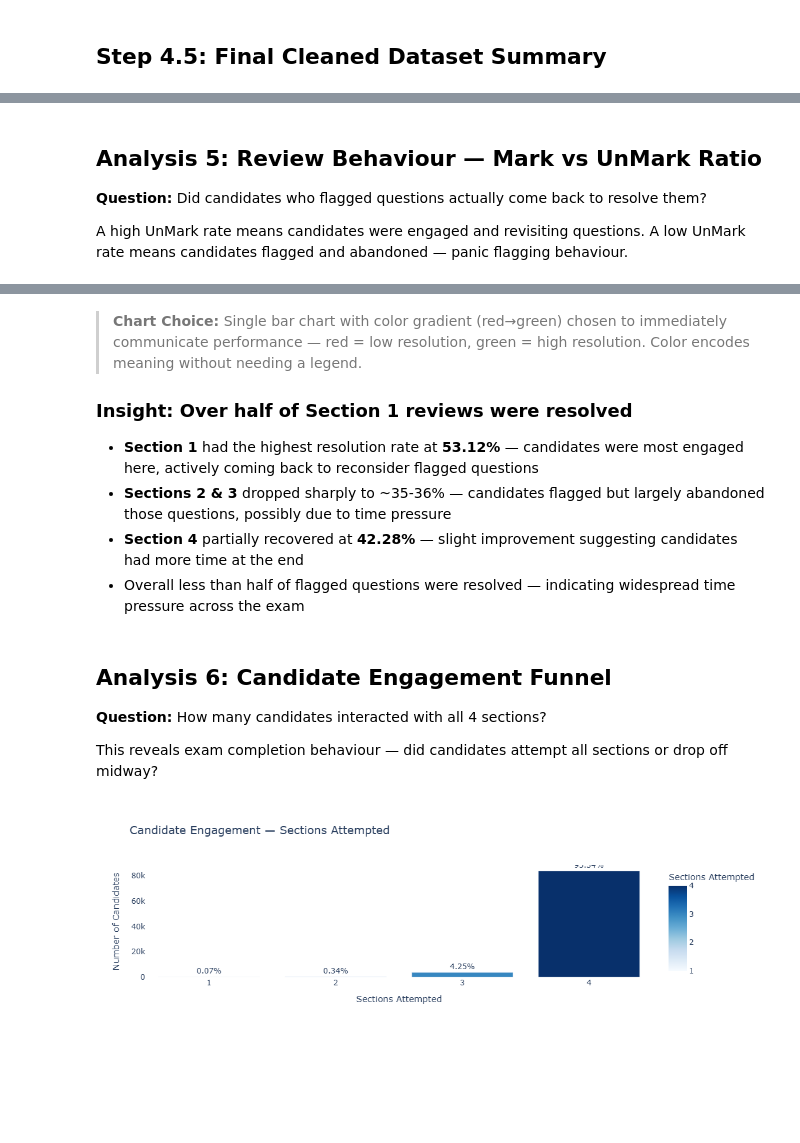
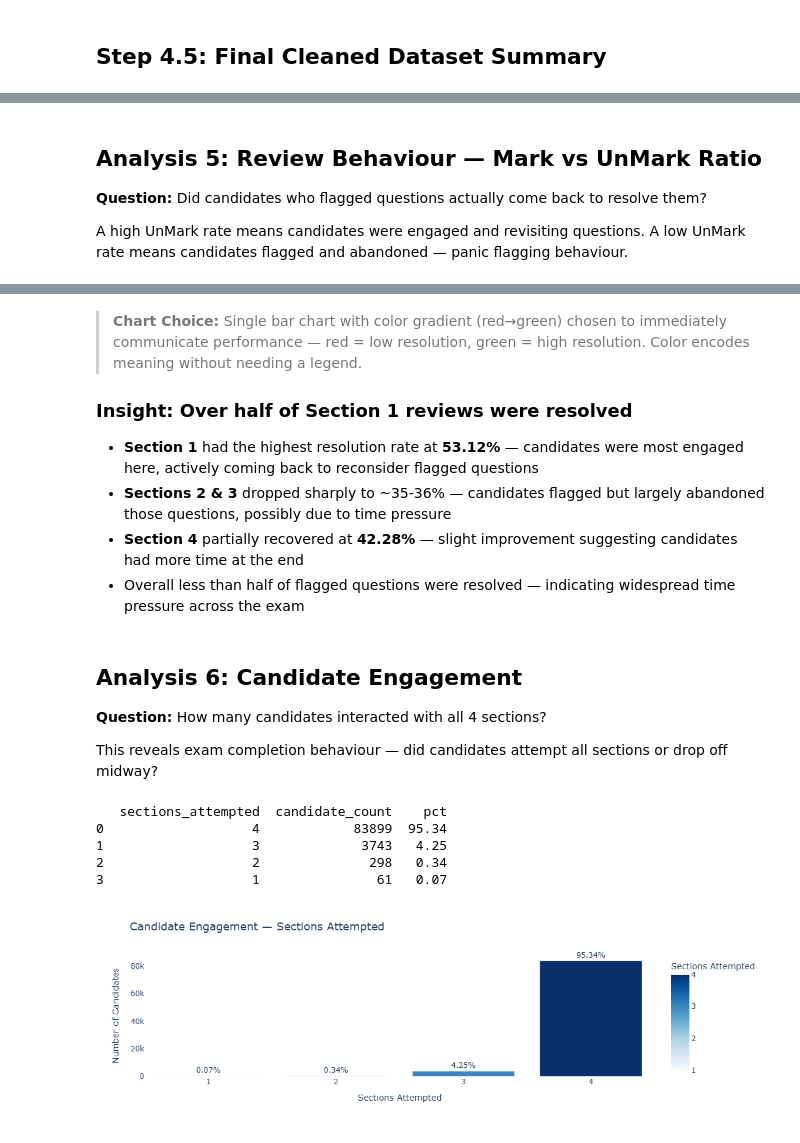
Before and after one commit to akaFoul/exam-behaviour-analysis, a Jupyter notebook: data_extraction.ipynb, the cells around one changed output, grey strips where cells are left out. Drawn from its saved outputs; the diff is of its cells as text; code cells hidden in the pictures; blank space fills up the shorter version.

Commit message:
Updated notebook, screenshot and readme
Updated notebook -  fixed analysis 6 that was throwing error, updated analysis 2,4,8 their insights updated as well.
Updated the screenshots.
Updated readme.

```diff
--- a/data_extraction.ipynb
+++ b/data_extraction.ipynb
@@ -466,8 +435,7 @@ fig.show()
 
 **Question:** Did candidates who flagged questions actually come back to resolve them?
 
-A high UnMark rate means candidates were engaged and revisiting questions.
-A low UnMark rate means candidates flagged and abandoned — panic flagging behaviour.
+A high UnMark rate means candidates were engaged and revisiting questions. A low UnMark rate means candidates flagged and abandoned — panic flagging behaviour.
 # %%
 df_review = df_filtered.groupby(['question_section', 'activity']).size().reset_index(name='count')
 
@@ -512,50 +480,57 @@ fig.show()
 3            42.28
 [figure]
 # %% [markdown]
-> **Chart Choice:** Single bar chart with color gradient (red→green)
-> chosen to immediately communicate performance — red = low resolution,
-> green = high resolution. Color encodes meaning without needing a legend.
+> **Chart Choice:** Single bar chart with color gradient (red→green) chosen to immediately communicate performance — red = low resolution, green = high resolution. Color encodes meaning without needing a legend.
 
 ### Insight: Over half of Section 1 reviews were resolved
-- **Section 1** had the highest resolution rate at **53.12%** — candidates
-  were most engaged here, actively coming back to reconsider flagged questions
-- **Sections 2 & 3** dropped sharply to ~35-36% — candidates flagged
-  but largely abandoned those questions, possibly due to time pressure
-- **Section 4** partially recovered at **42.28%** — slight improvement
-  suggesting candidates had more time at the end
-- Overall less than half of flagged questions were resolved —
-  indicating widespread time pressure across the exam
+- **Section 1** had the highest resolution rate at **53.12%** — candidates were most engaged here, actively coming back to reconsider flagged questions
+- **Sections 2 & 3** dropped sharply to ~35-36% — candidates flagged but largely abandoned those questions, possibly due to time pressure
+- **Section 4** partially recovered at **42.28%** — slight improvement suggesting candidates had more time at the end
+- Overall less than half of flagged questions were resolved — indicating widespread time pressure across the exam
 # %% [markdown]
-## Analysis 6: Candidate Engagement Funnel
+## Analysis 6: Candidate Engagement
 
 **Question:** How many candidates interacted with all 4 sections?
 
-This reveals exam completion behaviour — did candidates attempt
-all sections or drop off midway?
+This reveals exam completion behaviour — did candidates attempt all sections or drop off midway?
 # %%
+df_engagement = df.groupby('candidate_id')['question_section'].nunique().reset_index()
+df_engagement.columns = ['candidate_id', 'sections_attempted']
+
+df_funnel = df_engagement['sections_attempted'].value_counts().sort_index(ascending=False).reset_index()
+df_funnel.columns = ['sections_attempted', 'candidate_count']
+df_funnel['pct'] = round(df_funnel['candidate_count'] / df_funnel['candidate_count'].sum() * 100, 2)
+print(df_funnel)
+
 fig = px.bar(
     df_funnel.sort_values('sections_attempted'),
     x='sections_attempted',
     y='candidate_count',
     title='Candidate Engagement — Sections Attempted',
     labels={
         'sections_attempted': 'Sections Attempted',
         'candidate_count': 'Number of Candidates'
     },
     color='sections_attempted',
     color_continuous_scale='Blues',
     text='pct'
 )
 
-fig.update_traces(texttemplate='%{text}%', textposition='outside')
+fig.update_traces(texttemplate='%{text}%', textposition='outside', cliponaxis=False)
 fig.update_layout(
     plot_bgcolor='white',
     title_font_size=18,
     showlegend=False,
-    xaxis=dict(tickmode='linear')
+    xaxis=dict(tickmode='linear'),
+    margin=dict(t=80)
 )
 
 fig.show()
 # %% [output]
+   sections_attempted  candidate_count    pct
+0                   4            83899  95.34
+1                   3             3743   4.25
+2                   2              298   0.34
+3                   1               61   0.07
-[figure, old version]
+[figure, new version]
 # %% [markdown]
```
Also changed, not shown: parts of 23 cells of this notebook, 13 other files.
